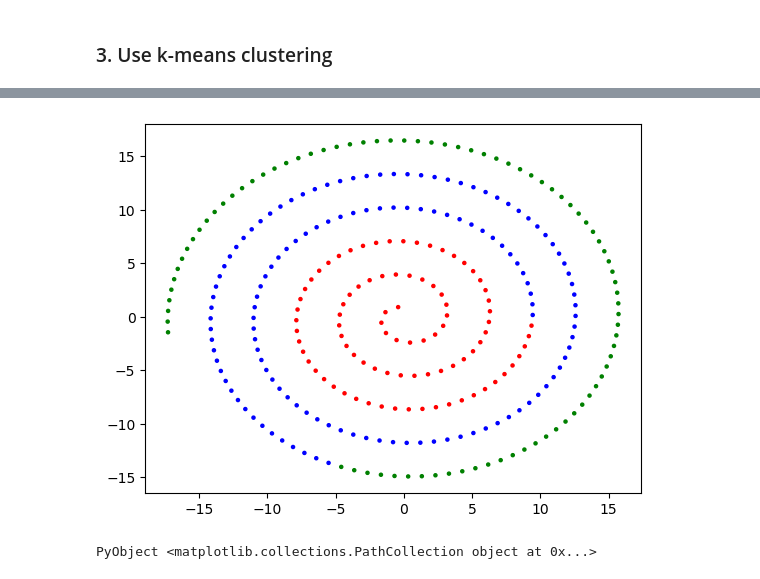
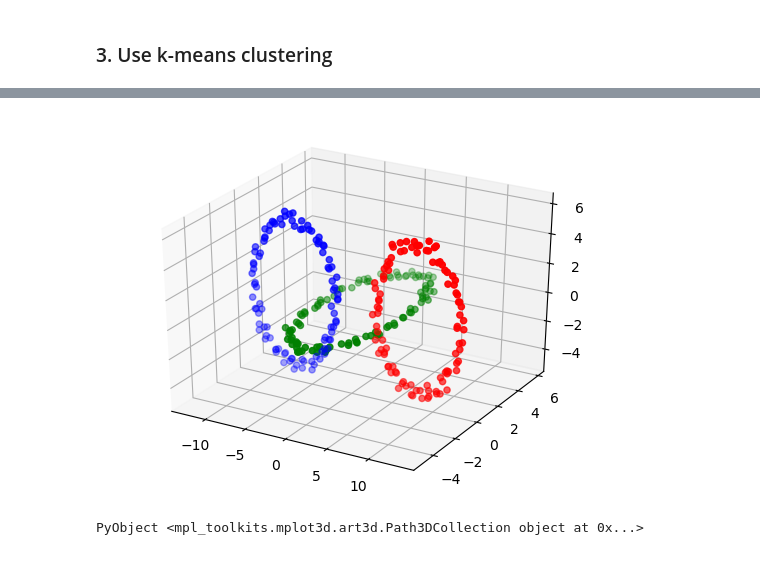
Before and after one commit to chingruchung/Diffusion-Maps-in-Julia, a Jupyter notebook: DiffMap_julia1.ipynb, the cells around one changed output, grey strips where cells are left out. Drawn from its saved outputs; the diff is of its cells as text; code cells hidden in the pictures.

```diff
--- a/DiffMap_julia1.ipynb
+++ b/DiffMap_julia1.ipynb
@@ -109,11 +97,11 @@ The right eigenvectors $\psi_i$ can be replace as left eigenvectors $\phi_i$.
 # %%
-function get_Y(psi ,  qval , c)
-    n = size(psi,1) ;
+function get_Y(S , v , c)
+    n = size(v,1) ;
     Y = zeros(n,c) ;
 
     # get components of diffusion map Y
     for ii = 1 : c
-        Y[:,ii] = psi[:,ii] .* qval[ii] ;
+        Y[:,ii] = v[:,ii+1] .* S[ii+1] ;
     end
 
     return Y ;
@@ -130,25 +118,16 @@ function k_means(Y , cluster) # cluster is the number of groups
     n = size(Y,1) ;
     d = size(Y,2) ;
     center = zeros(cluster,d) ;
+
     index = rand(1:n , cluster) ; # Randomly pick the same number of numbers as cluster from 1~n
     group , weight1 = classify(Y , Y[index , :]) ; # find the first weight
-
-    for ii = 1 : 10
-        index = rand(1:n , cluster) ; # Randomly pick the same number of numbers as cluster from 1~n
-        temp , m = classify(Y , Y[index , :]) ; # find the first weight
-        if m < weight1
-            group = temp ;
-            weight1 = m ;
-        end
-    end
 
     center = update_center(Y , group , cluster) ;  # update the center
     group , weight2 = classify(Y , center) ;       # find the next weight
 
     # classify and update repeatly until the weight becomes stabilize.
-    time = 10 ;
-    while weight1 == weight2
-
+    time = 1 ;
+    while weight1 != weight2
         # replace as previos one
         weight1 = weight2 ;
 
@@ -228,10 +207,9 @@ update_center (generic function with 1 method)
 # %%
 function DiffMap(X , sigma , c)
     K = get_K(X , sigma) ;
-    Q = get_Q(K) ;
-    psi , phi , qval = get_eig(Q) ;
-    Y = get_Y(psi ,  qval , c) ;
-
+    Ppron , Dsq = get_Ppron(K) ;
+    S , v = get_eig(Ppron , Dsq) ;
+    Y = get_Y(S , v , c) ;
     return Y ;
 end
 # %% [output]
@@ -375,0 +344,6 @@ PyObject <mpl_toolkits.mplot3d.art3d.Path3DCollection object at 0x...>
+# %%
+alpha = 0.8 ;
+c = 2 ;
+
+Yt2 = DiffMap(data2 , alpha , c) ;
+scatter(Yt2[:,1] , Yt2[:,2] , s = 5)
@@ -393,5 +366,5 @@ PyObject <mpl_toolkits.mplot3d.art3d.Path3DCollection object at 0x...>
 # %%
-scatter(data[:,1] , data[:,2] , s = 5 , c = color)
+scatter3D(data2[:,1] , data2[:,2] , data2[:,3] , s = 20 , c = color)
 # %% [output]
-[figure, old version]
+[figure, new version]
-PyObject <matplotlib.collections.PathCollection object at 0x...>
+PyObject <mpl_toolkits.mplot3d.art3d.Path3DCollection object at 0x...>
```
Also changed, not shown: parts of 37 cells of this notebook, 2 other files.
